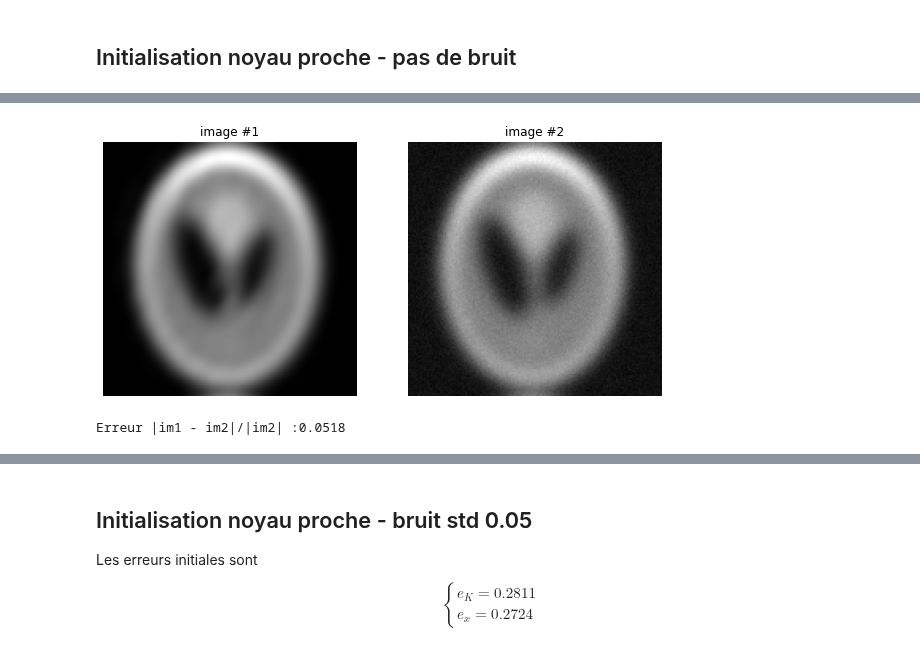
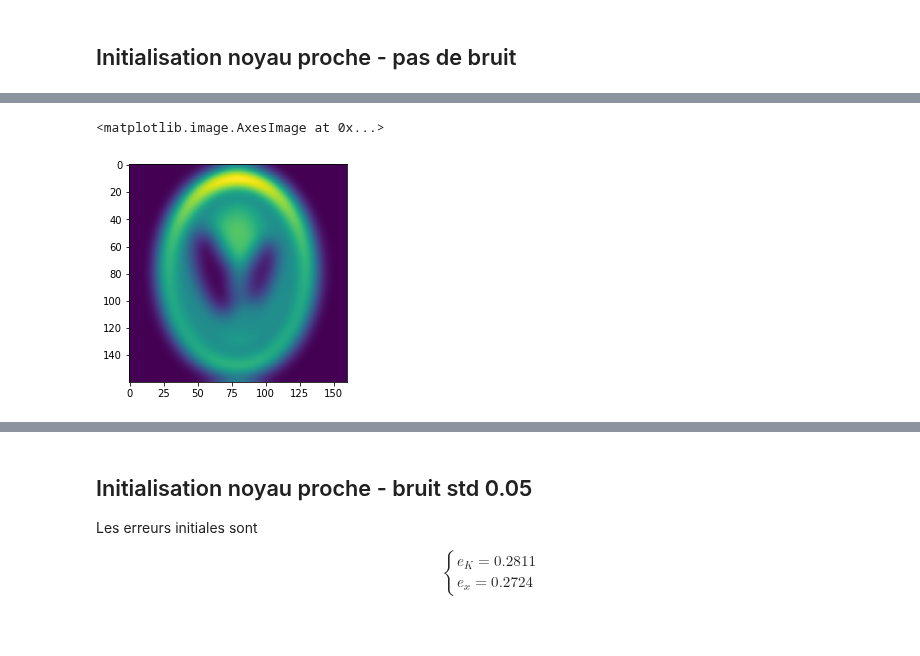
Before and after one commit to ceciledellavalle/BlindDeconvolution, a Jupyter notebook: algoviolet.ipynb, the cells around one changed output, grey strips where cells are left out. Saved outputs shown, nothing was run; the diff lists cells and outputs as text; code cells hidden in the pictures.

```diff
--- a/algoviolet.ipynb
+++ b/algoviolet.ipynb
@@ -144,13 +135,12 @@ x_in  = x_o1
 # %% [markdown]
 ## Initialisation noyau proche - pas de bruit
 # %%
-alpha     = 1
-mu        = 5
-gamma     = 1
+alpha     = 100
+mu        = 0.001
 K_in      = K_shift.copy()
 x_in      = x_b
-# K_out,x_out,Ep,Ed = violetBD(K_in,x_in,x_b,\
-#                             alpha,mu,gamma,theta=1,\
-#                             niter=25000,coeffK=5,coeffx=2,\
-#                             proj_simplex=False)
+K_out,x_out,Ep,Ed = violetBD(K_in,x_in,x_b,\
+                            alpha,mu,\
+                            niter=2000,coeffK=1,coeffx=1,\
+                            proj_simplex=True)
 # %% [output]
@@ -182,17 +174,17 @@ Erreur |im1 - im2|/|im2| :0.6048
 # %%
 # # local parameters and matrix sizes
 M,_    = K.shape
 M      = M//2 # kernel middle size
 Nx, Ny = x_b.shape # image size
 # kernel position (for padding)
-min_x  = Nx//2+1-M-2
-max_x  = Nx//2+M-1
-min_y  = Ny//2+1-M-2
-max_y  = Ny//2+M-1
+min_x  = Nx//2-M
+max_x  = Nx//2+M
+min_y  = Ny//2-M
+max_y  = Ny//2+M
 # Initialisation
 Kk                          = np.zeros((Nx,Ny))
 Kk[min_x:max_x,min_y:max_y] = K_out
-Display_im(convolve(x_out,Kk),x_o1,mysize=(10,5))
+plt.imshow(convolve(x_out,Kk))
 # %% [output]
+<matplotlib.image.AxesImage at 0x...>
-[figure, old version]
+[figure, new version]
-Erreur |im1 - im2|/|im2| :0.0518
```
Also changed, not shown: parts of 18 cells of this notebook, 20 other files.
